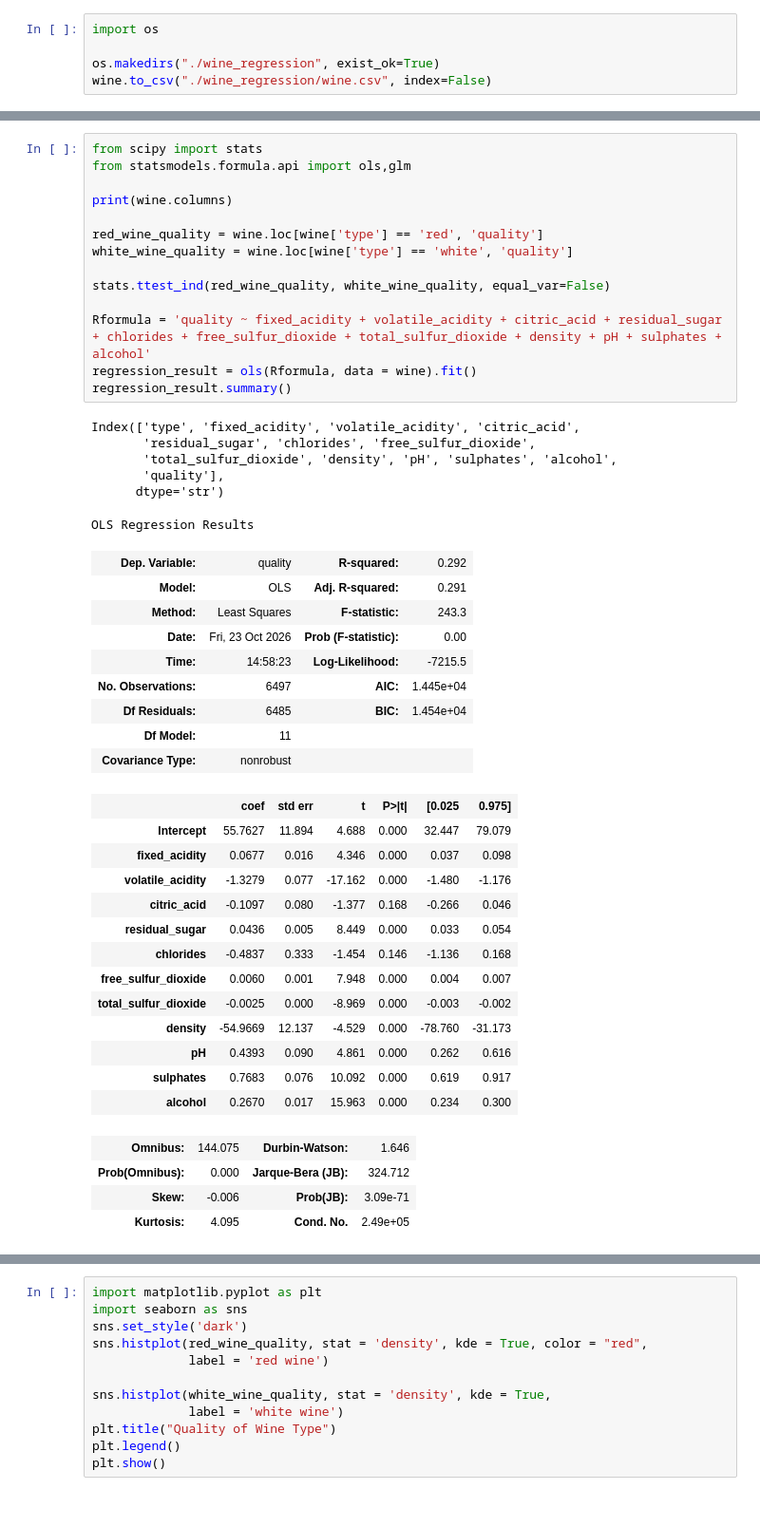
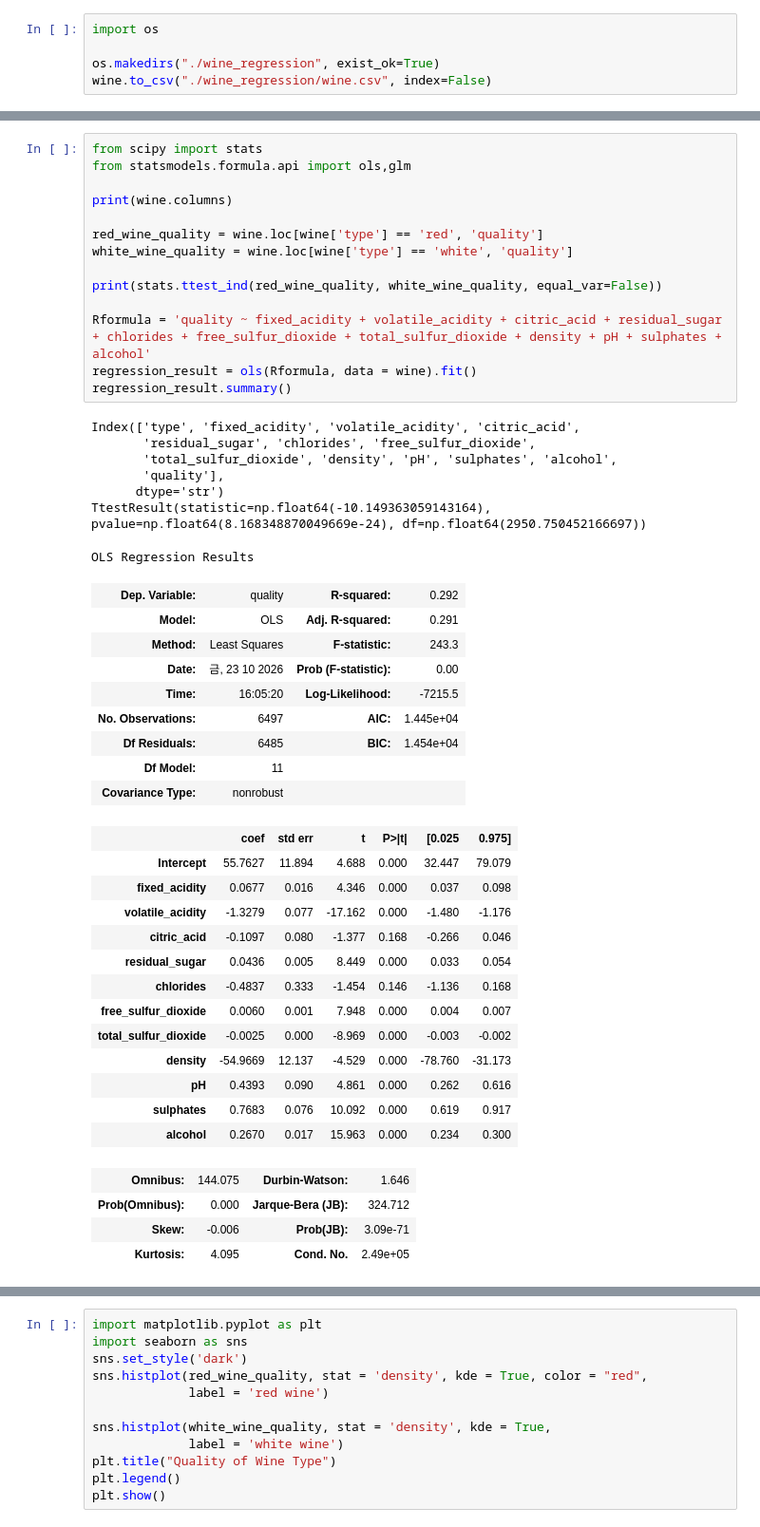
Before and after one commit to OrangeSummer278/aiffel, a Jupyter notebook: workplace/w2_10.23_description_statistics.ipynb, the cells around one changed output, grey strips where cells are left out. Shown at 95% size. Cells and saved outputs as stored; diff of their text form.

```diff
--- a/workplace/w2_10.23_description_statistics.ipynb
+++ b/workplace/w2_10.23_description_statistics.ipynb
@@ -214,29 +108,30 @@ white  5.877909  0.885639
 # %%
 from scipy import stats
 from statsmodels.formula.api import ols,glm
 
 print(wine.columns)
 
 red_wine_quality = wine.loc[wine['type'] == 'red', 'quality']
 white_wine_quality = wine.loc[wine['type'] == 'white', 'quality']
 
-stats.ttest_ind(red_wine_quality, white_wine_quality, equal_var=False)
+print(stats.ttest_ind(red_wine_quality, white_wine_quality, equal_var=False))
 
 Rformula = 'quality ~ fixed_acidity + volatile_acidity + citric_acid + residual_sugar + chlorides + free_sulfur_dioxide + total_sulfur_dioxide + density + pH + sulphates + alcohol'
 regression_result = ols(Rformula, data = wine).fit()
 regression_result.summary()
 # %% [output]
 Index(['type', 'fixed_acidity', 'volatile_acidity', 'citric_acid',
        'residual_sugar', 'chlorides', 'free_sulfur_dioxide',
        'total_sulfur_dioxide', 'density', 'pH', 'sulphates', 'alcohol',
        'quality'],
       dtype='str')
+TtestResult(statistic=np.float64(-10.149363059143164), pvalue=np.float64(8.168348870049669e-24), df=np.float64(2950.750452166697))
 OLS Regression Results
 | Dep. Variable: | quality | R-squared: | 0.292 |
 | Model: | OLS | Adj. R-squared: | 0.291 |
 | Method: | Least Squares | F-statistic: | 243.3 |
-| Date: | Fri, 23 Oct 2026 | Prob (F-statistic): | 0.00 |
-| Time: | 14:58:23 | Log-Likelihood: | -7215.5 |
+| Date: | 금, 23 10 2026 | Prob (F-statistic): | 0.00 |
+| Time: | 16:05:20 | Log-Likelihood: | -7215.5 |
 | No. Observations: | 6497 | AIC: | 1.445e+04 |
 | Df Residuals: | 6485 | BIC: | 1.454e+04 |
 | Df Model: | 11 |  |  |
```
Also changed, not shown: parts of 12 cells of this notebook, 1 other file.
